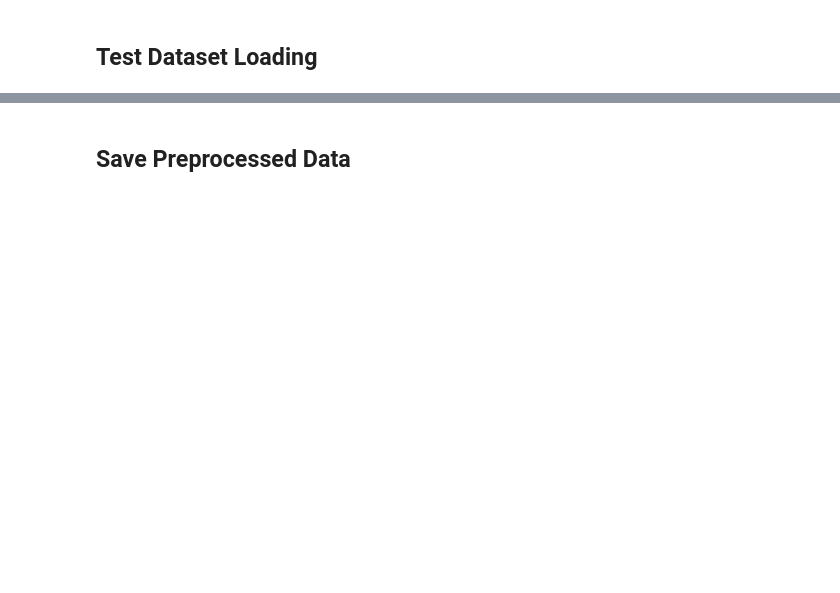
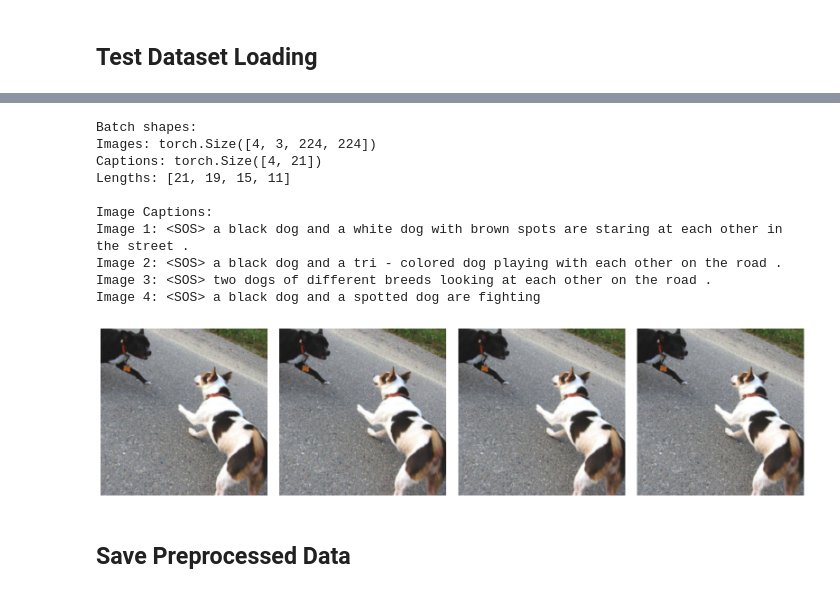
Before and after one commit to dmxocean/temp, a Jupyter notebook: notebooks/preprocessing.ipynb, the cells around one changed output, grey strips where cells are left out. Drawn from its saved outputs; the diff is of its cells as text; code cells hidden in the pictures; blank space fills up the shorter version.

```diff
--- a/notebooks/preprocessing.ipynb
+++ b/notebooks/preprocessing.ipynb
@@ -10,6 +10,7 @@ This notebook runs the preprocessing pipeline:
 # Setup and imports
 import os
 import sys
+import torch
 import numpy as np
 import pandas as pd
 import matplotlib.pyplot as plt
@@ -27,6 +28,9 @@ from src.preprocessing.vocabulary import Vocabulary, preprocess_caption, analyze
 from src.preprocessing.dataset import create_data_splits
 from src.preprocessing.transforms import get_transforms, denormalize_image
 
+# Set style
+plt.style.use('default')
+
 # Set random seed
 np.random.seed(SEED)
 torch.manual_seed(SEED)
@@ -189,41 +290,55 @@ from torch.utils.data import DataLoader
 
 test_loader = DataLoader(
     test_dataset,
     batch_size=4,
     shuffle=False,
     collate_fn=FlickrCollate(pad_idx=vocab.stoi["<PAD>"])
 )
 
 # Get one batch
 images, captions, lengths = next(iter(test_loader))
 
 print(f"Batch shapes:")
 print(f"Images: {images.shape}")
 print(f"Captions: {captions.shape}")
 print(f"Lengths: {lengths}")
 
-# Display batch
-fig, axes = plt.subplots(1, 4, figsize=(16, 4))
+# Print captions before showing images
+print("\nImage Captions:")
 for i in range(4):
-    # Denormalize and display image
-    img = denormalize_image(images[i])
-    axes[i].imshow(img)
-
-    # Decode caption
     caption_idx = captions[i].tolist()
     caption_words = []
     for idx in caption_idx:
         token = vocab.itos[idx]
         if token == "<EOS>":
             break
         if token not in ["<PAD>", "< SOS >"]:
             caption_words.append(token)
 
-    axes[i].set_title(' '.join(caption_words), fontsize=10)
+    print(f"Image {i+1}: {' '.join(caption_words)}")
+
+# Display batch
+fig, axes = plt.subplots(1, 4, figsize=(16, 4))
+for i in range(4):
+    # Denormalize and display image
+    img = denormalize_image(images[i])
+    axes[i].imshow(img)
     axes[i].axis('off')
 
 plt.tight_layout()
 plt.show()
+# %% [output]
+Batch shapes:
+Images: torch.Size([4, 3, 224, 224])
+Captions: torch.Size([4, 21])
+Lengths: [21, 19, 15, 11]
+
+Image Captions:
+Image 1: <SOS> a black dog and a white dog with brown spots are staring at each other in the street .
+Image 2: <SOS> a black dog and a tri - colored dog playing with each other on the road .
+Image 3: <SOS> two dogs of different breeds looking at each other on the road .
+Image 4: <SOS> a black dog and a spotted dog are fighting
+[figure, added]
 # %% [markdown]
 ## Save Preprocessed Data
 # %%
```
Also changed, not shown: parts of 13 cells of this notebook, 11 other files.
